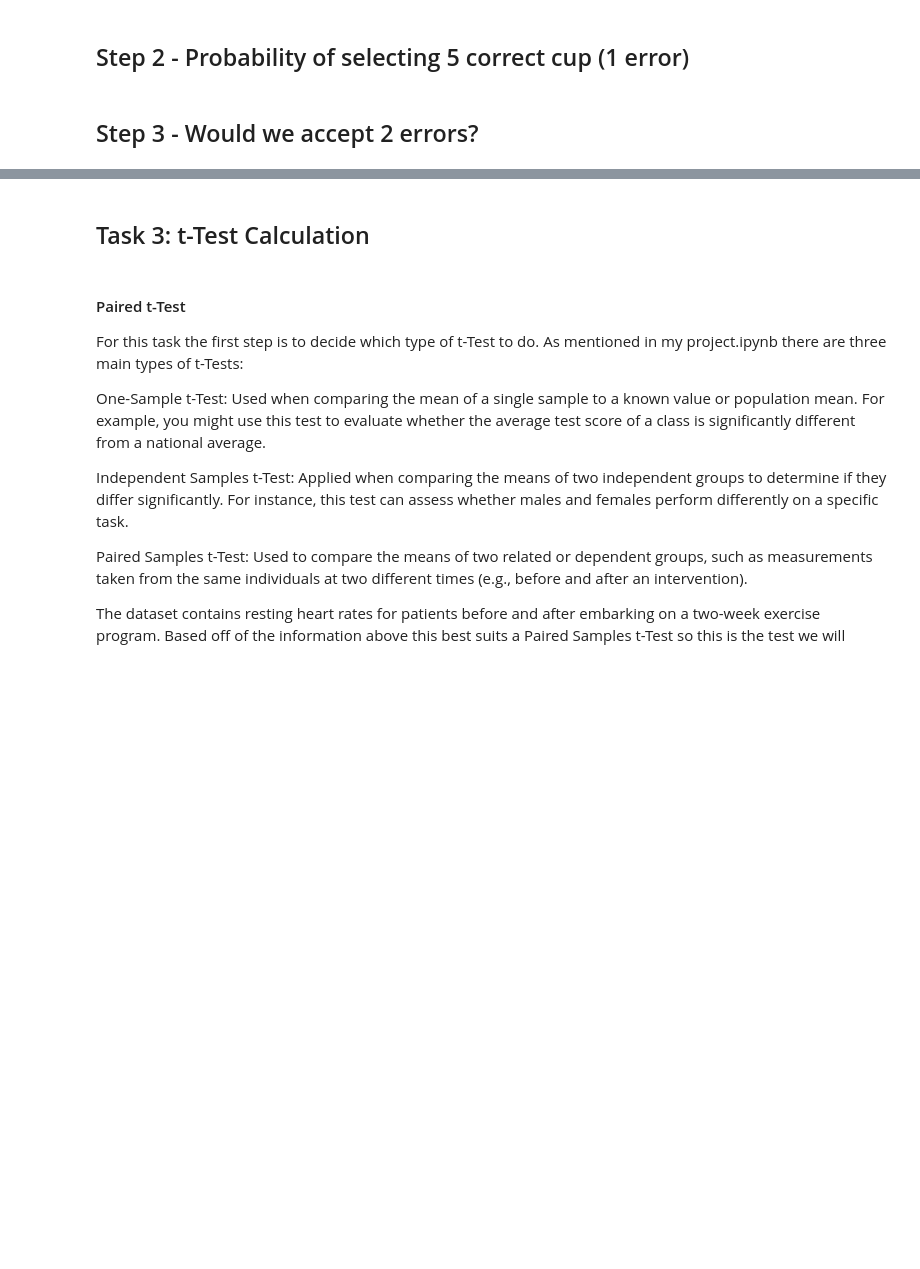
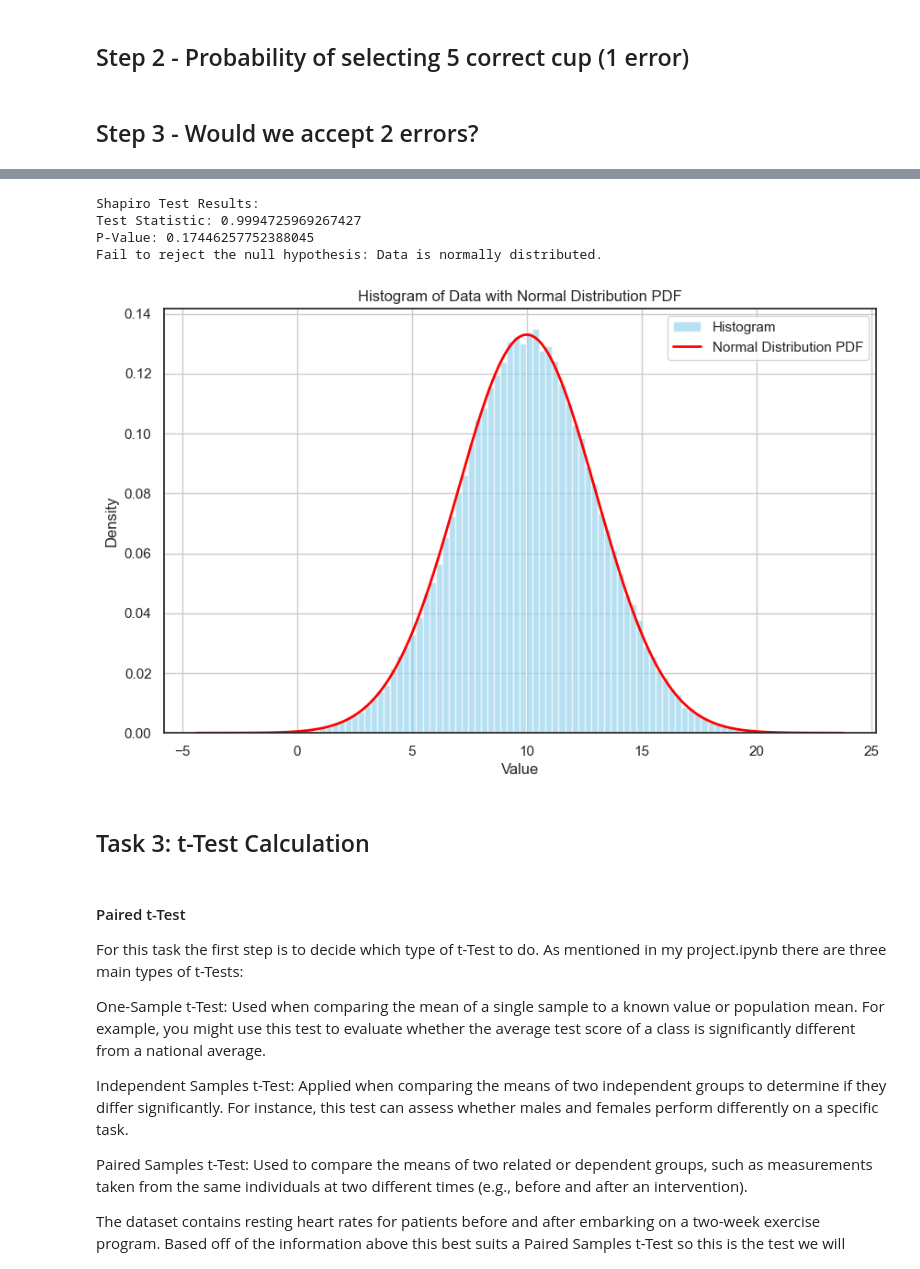
Before and after one commit to daveysull/applied_statistics, a Jupyter notebook: tasks.ipynb, the cells around one changed output, grey strips where cells are left out. Saved outputs shown, nothing was run; the diff lists cells and outputs as text; code cells hidden in the pictures; blank space fills up the shorter version.

Commit message:
Task 2 : numpy's Normal Distribution. For this commit I wrote the code required to do the task, explained the code and provided references

```diff
--- a/tasks.ipynb
+++ b/tasks.ipynb
@@ -61,3 +85,53 @@ prob_6_correct
+# %%
+import numpy as np
+from scipy.stats import shapiro, norm
+import matplotlib.pyplot as plt
+
+# Generate the data
+mean = 10.0
+std_dev = 3.0
+n_samples = 100000
+
+data = np.random.normal(loc=mean, scale=std_dev, size=n_samples)
+
+# Test for normality using Shapiro test
+statistic, p_value = shapiro(data[:5000])
+print("Shapiro Test Results:")
+print(f"Test Statistic: {statistic}")
+print(f"P-Value: {p_value}")
+
+# Interpretation of results
+if p_value > 0.05:
+    print("Fail to reject the null hypothesis: Data is normally distributed.")
+else:
+    print("Reject the null hypothesis: Data may not be normally distributed.")
+
+# Plot the histogram
+plt.figure(figsize=(10, 6))
+plt.hist(data, bins=100, density=True, alpha=0.6, color='skyblue', label='Histogram')
+
+# Generate the corresponding normal distribution PDF (Probability Density Function)
+x = np.linspace(min(data), max(data), 1000)
+y = norm.pdf(x, mean, std_dev)
+
+# Plot the normal distribution curve
+plt.plot(x, y, color='red', linewidth=2, label='Normal Distribution PDF')
+
+# Add labels
+plt.title("Histogram of Data with Normal Distribution PDF")
+plt.xlabel("Value")
+plt.ylabel("Density")
+plt.legend()
+plt.grid(True)
+
+# Show the plot
+plt.show()
+# %% [output]
+Shapiro Test Results:
+Test Statistic: 0.9994725969267427
+P-Value: 0.17446257752388045
+Fail to reject the null hypothesis: Data is normally distributed.
+[figure, added]
 # %% [markdown]
 ## Task 3: t-Test Calculation
 # %% [markdown]
```
Also changed, not shown: parts of 1 cell of this notebook.
